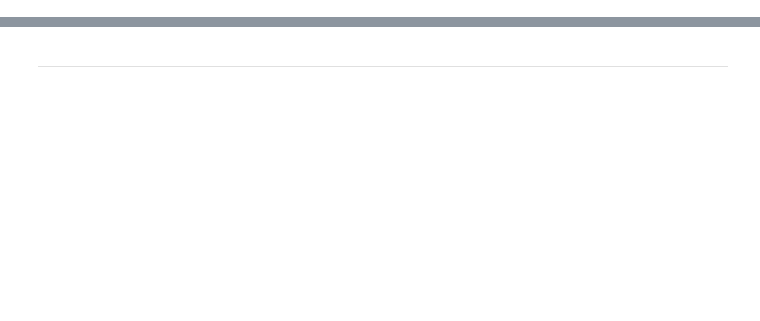
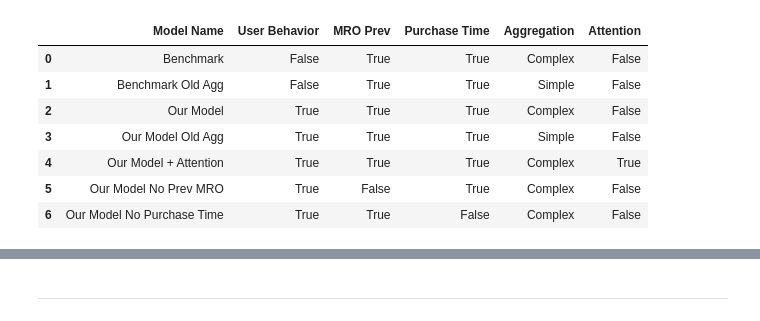
Before and after one commit to QianZeHao123/MroPred, a Jupyter notebook: 16_multi_exp_lstm_res_visualization.ipynb, the cells around one changed output, grey strips where cells are left out. Cells and saved outputs as stored; diff of their text form; code cells hidden in the pictures; blank space fills up the shorter version.

```diff
--- a/16_multi_exp_lstm_res_visualization.ipynb
+++ b/16_multi_exp_lstm_res_visualization.ipynb
@@ -0,0 +5,87 @@
+# %%
+import pandas as pd
+
+
+"""
+benchmark = no user behavior + mro_prev + purchase time + complex agg
+benchmark old agg = no user behavior + mro_prev + purchase time + simple agg
+our model = user behavior + mro_prev + purchase time + complex agg
+our model old agg = user behavior + mro_prev + purchase time + simple agg
+our model attention = user behavior + mro_prev + purchase time + complex agg + attention
+our model no prev mro = user behavior + purchase time + complex agg
+our model no purchase time = user behavior + mro_prev + complex agg
+"""
+
+
+model_info = pd.DataFrame(
+    [
+        {
+            "Model Name": "Benchmark",
+            "User Behavior": False,
+            "MRO Prev": True,
+            "Purchase Time": True,
+            "Aggregation": "Complex",
+            "Attention": False,
+        },
+        {
+            "Model Name": "Benchmark Old Agg",
+            "User Behavior": False,
+            "MRO Prev": True,
+            "Purchase Time": True,
+            "Aggregation": "Simple",
+            "Attention": False,
+        },
+        {
+            "Model Name": "Our Model",
+            "User Behavior": True,
+            "MRO Prev": True,
+            "Purchase Time": True,
+            "Aggregation": "Complex",
+            "Attention": False,
+        },
+        {
+            "Model Name": "Our Model Old Agg",
+            "User Behavior": True,
+            "MRO Prev": True,
+            "Purchase Time": True,
+            "Aggregation": "Simple",
+            "Attention": False,
+        },
+        {
+            "Model Name": "Our Model + Attention",
+            "User Behavior": True,
+            "MRO Prev": True,
+            "Purchase Time": True,
+            "Aggregation": "Complex",
+            "Attention": True,
+        },
+        {
+            "Model Name": "Our Model No Prev MRO",
+            "User Behavior": True,
+            "MRO Prev": False,
+            "Purchase Time": True,
+            "Aggregation": "Complex",
+            "Attention": False,
+        },
+        {
+            "Model Name": "Our Model No Purchase Time",
+            "User Behavior": True,
+            "MRO Prev": True,
+            "Purchase Time": False,
+            "Aggregation": "Complex",
+            "Attention": False,
+        },
+    ]
+)
+
+
+model_info
+# %% [output]
+|  | Model Name | User Behavior | MRO Prev | Purchase Time | Aggregation | Attention |
+| 0 | Benchmark | False | True | True | Complex | False |
+| 1 | Benchmark Old Agg | False | True | True | Simple | False |
+| 2 | Our Model | True | True | True | Complex | False |
+| 3 | Our Model Old Agg | True | True | True | Simple | False |
+| 4 | Our Model + Attention | True | True | True | Complex | True |
+| 5 | Our Model No Prev MRO | True | False | True | Complex | False |
+| 6 | Our Model No Purchase Time | True | True | False | Complex | False |
```
Also changed, not shown: parts of 44 cells of this notebook.
